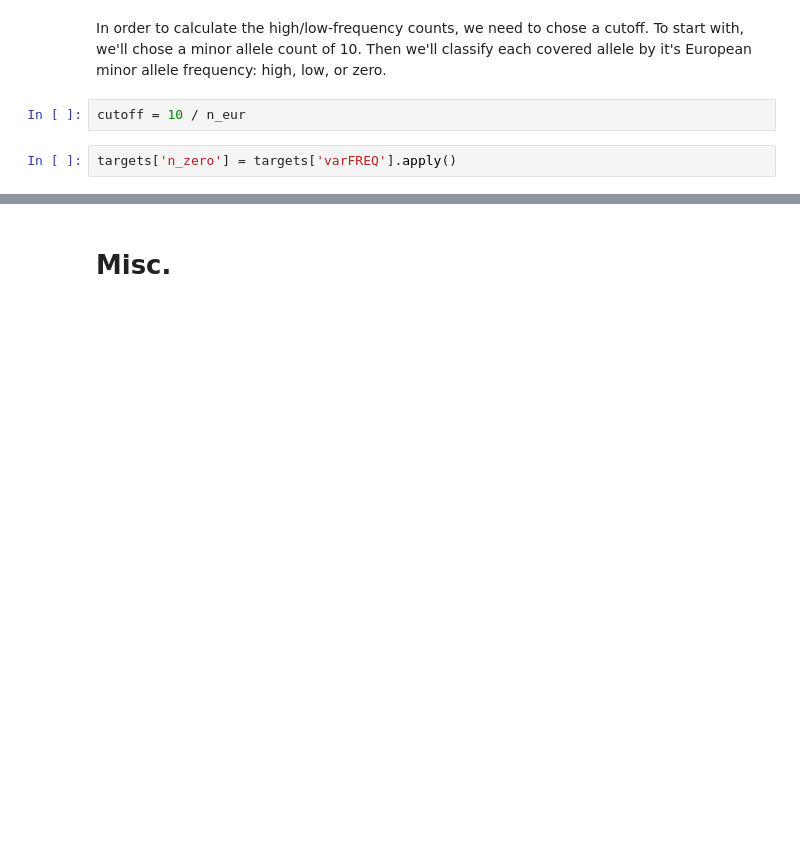
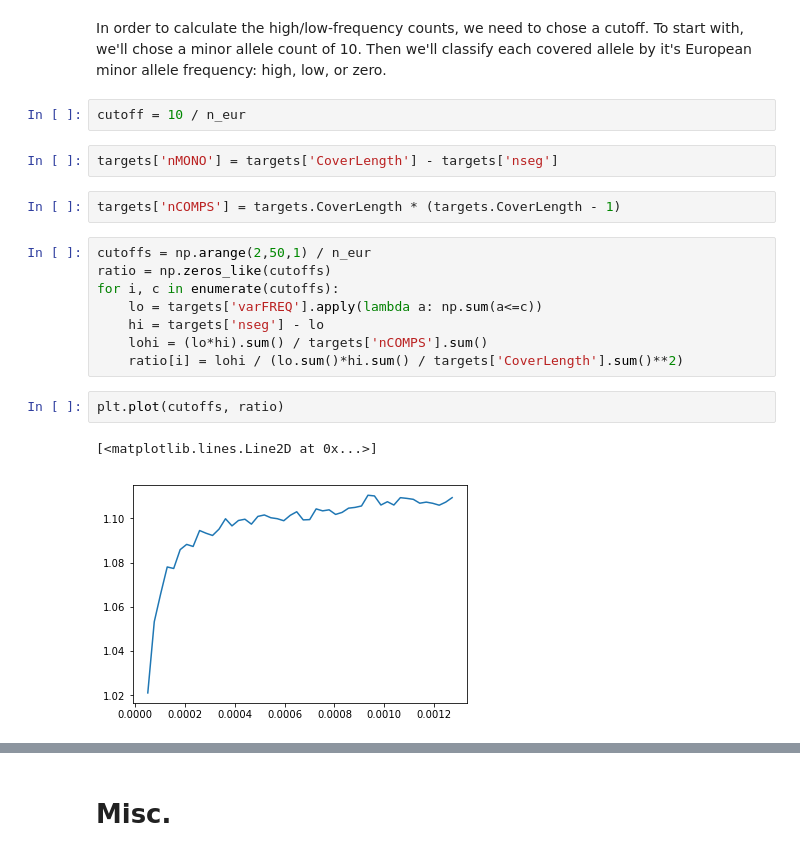
Before and after one commit to dp-rice/multiplemergers, a Jupyter notebook: notebooks/nelson_etal_2sfs.ipynb, the cells around one changed output, grey strips where cells are left out. Cells and saved outputs as stored; diff of their text form; blank space fills up the shorter version.

```diff
--- a/notebooks/nelson_etal_2sfs.ipynb
+++ b/notebooks/nelson_etal_2sfs.ipynb
@@ -336,5 +336,20 @@ Ideally, we would calculate the 2-site frequency spectrum as a function of dista
 In order to calculate the high/low-frequency counts, we need to chose a cutoff. To start with, we'll chose a minor allele count of 10. Then we'll classify each covered allele by it's European minor allele frequency: high, low, or zero.
 # %%
 cutoff = 10 / n_eur
-# %%
-targets['n_zero'] = targets['varFREQ'].apply()
+# %%
+targets['nMONO'] = targets['CoverLength'] - targets['nseg']
+# %%
+targets['nCOMPS'] = targets.CoverLength * (targets.CoverLength - 1)
+# %%
+cutoffs = np.arange(2,50,1) / n_eur
+ratio = np.zeros_like(cutoffs)
+for i, c in enumerate(cutoffs):
+    lo = targets['varFREQ'].apply(lambda a: np.sum(a<=c))
+    hi = targets['nseg'] - lo
+    lohi = (lo*hi).sum() / targets['nCOMPS'].sum()
+    ratio[i] = lohi / (lo.sum()*hi.sum() / targets['CoverLength'].sum()**2)
+# %%
+plt.plot(cutoffs, ratio)
+# %% [output]
+[<matplotlib.lines.Line2D at 0x...>]
+[figure, added]
```
Also changed, not shown: parts of 11 cells of this notebook.
